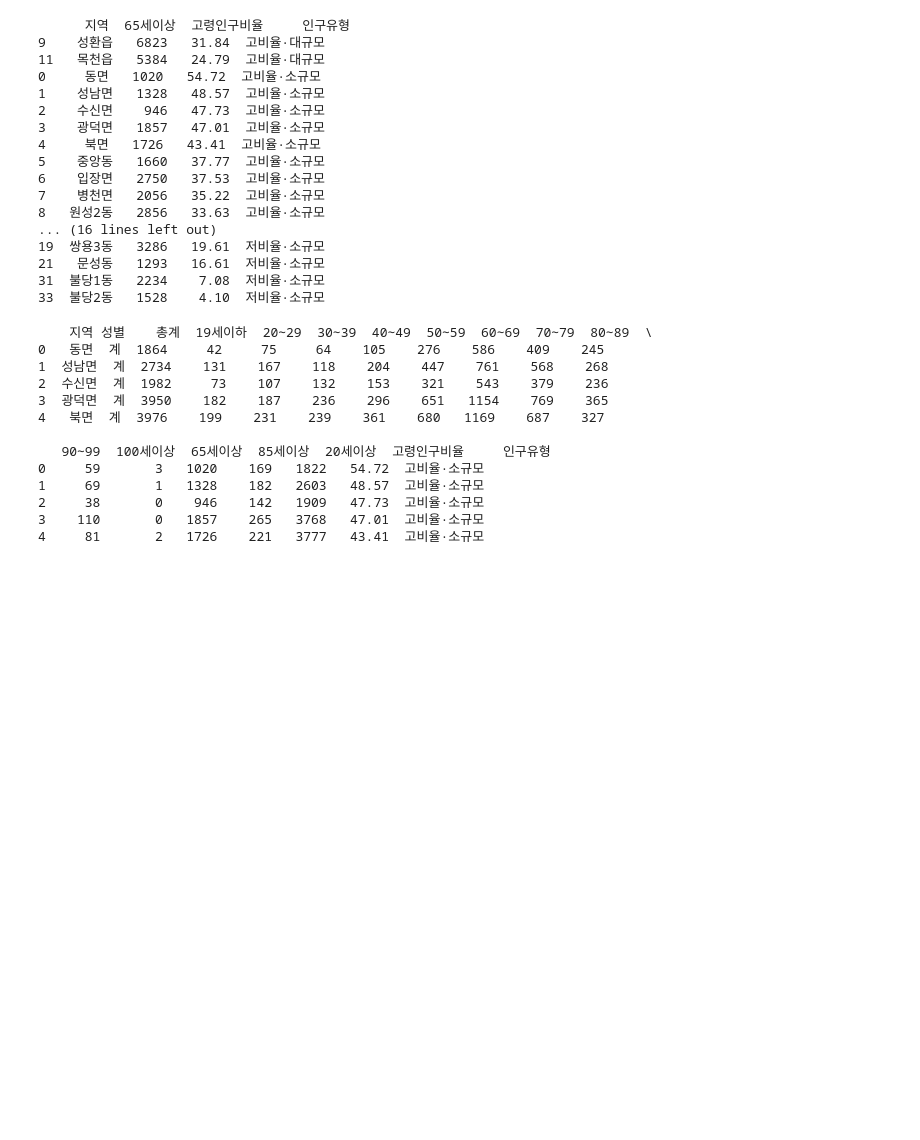
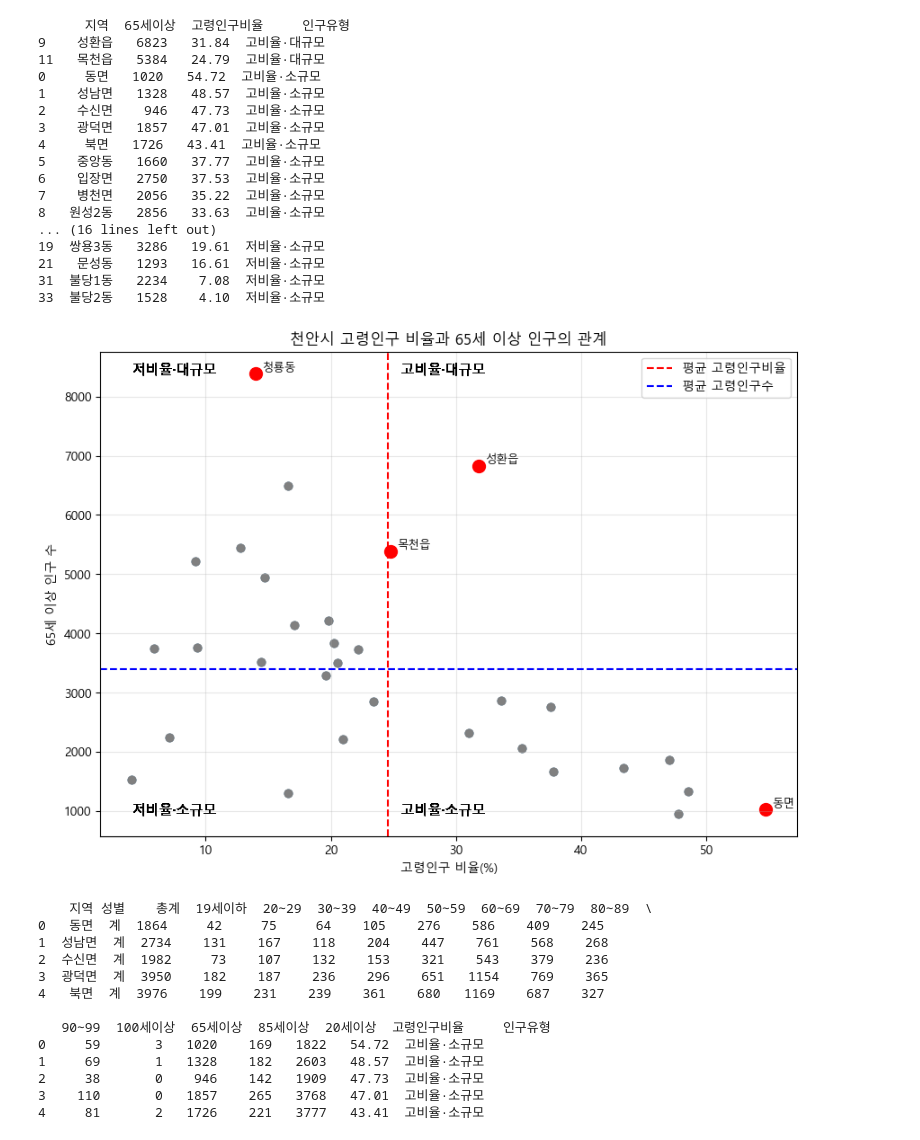
Before and after one commit to SaLun7/Project, a Jupyter notebook: notebooks/01_region_matplotlib.ipynb, the cells around one changed output. Drawn from its saved outputs; the diff is of its cells as text; code cells hidden in the pictures; blank space fills up the shorter version.

```diff
--- a/notebooks/01_region_matplotlib.ipynb
+++ b/notebooks/01_region_matplotlib.ipynb
@@ -207,6 +209,97 @@ print(df_region[["지역", "65세이상", "고령인구비율", "인구유형"]]
 21   문성동   1293   16.61  저비율·소규모
 31  불당1동   2234    7.08  저비율·소규모
 33  불당2동   1528    4.10  저비율·소규모
+# %%
+plt.figure(figsize=(10, 7))
+plt.scatter(
+    df_region["고령인구비율"],
+    df_region["65세이상"],
+
+)
+
+highlight = ["성환읍", "목천읍", "청룡동", "동면"]
+
+for _, row in df_region.iterrows():
+    if row["지역"] in highlight:
+        plt.scatter(
+            row["고령인구비율"],
+            row["65세이상"],
+            color="red",
+            s=100
+        )
+
+        plt.text(
+            row["고령인구비율"] + 0.5,
+            row["65세이상"] + 50,
+            row["지역"],
+            fontsize=9
+        )
+
+    else:
+        plt.scatter(
+            row["고령인구비율"],
+            row["65세이상"],
+            color="gray",
+            s=40
+        )
+
+
+        plt.text(
+            avg_rate + 1,
+            df_region["65세이상"].max() * 1,
+            "고비율·대규모",
+            fontsize=11
+        )
+
+        plt.text(
+            avg_rate + 1,
+            df_region["65세이상"].min(),
+            "고비율·소규모",
+            fontsize=11
+        )
+
+        plt.text(
+            df_region["고령인구비율"].min(),
+            df_region["65세이상"].max() * 1,
+            "저비율·대규모",
+            fontsize=11
+        )
+
+        plt.text(
+            df_region["고령인구비율"].min(),
+            df_region["65세이상"].min(),
+            "저비율·소규모",
+            fontsize=11
+        )
+
+
+
+plt.title("천안시 고령인구 비율과 65세 이상 인구의 관계")
+plt.xlabel("고령인구 비율(%)")
+plt.ylabel("65세 이상 인구 수")
+plt.grid(alpha=0.3)
+
+plt.axvline(
+    avg_rate,
+    color="red",
+    linestyle="--",
+    label="평균 고령인구비율"
+)
+
+plt.axhline(
+    avg_old,
+    color="blue",
+    linestyle="--",
+    label="평균 고령인구수"
+)
+
+plt.legend()
+
+plt.savefig("고령인구 비율과 65세이상 인구의 관계.png", dpi=300, bbox_inches="tight")
+
+plt.show()
+# %% [output]
+[figure, added]
 # %%
 print(df_region.head())
 # %% [output]
```
Also changed, not shown: parts of 3 cells of this notebook, 11 other files.
